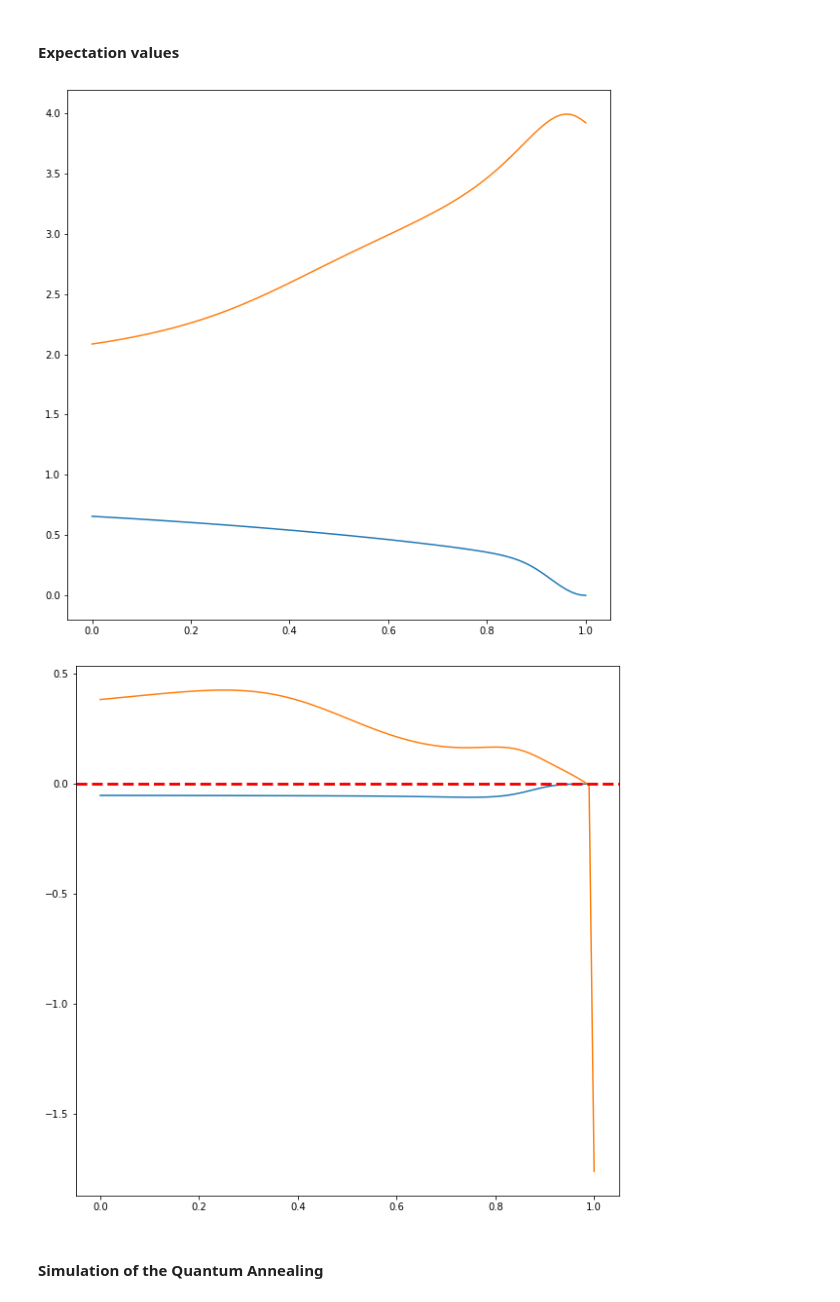
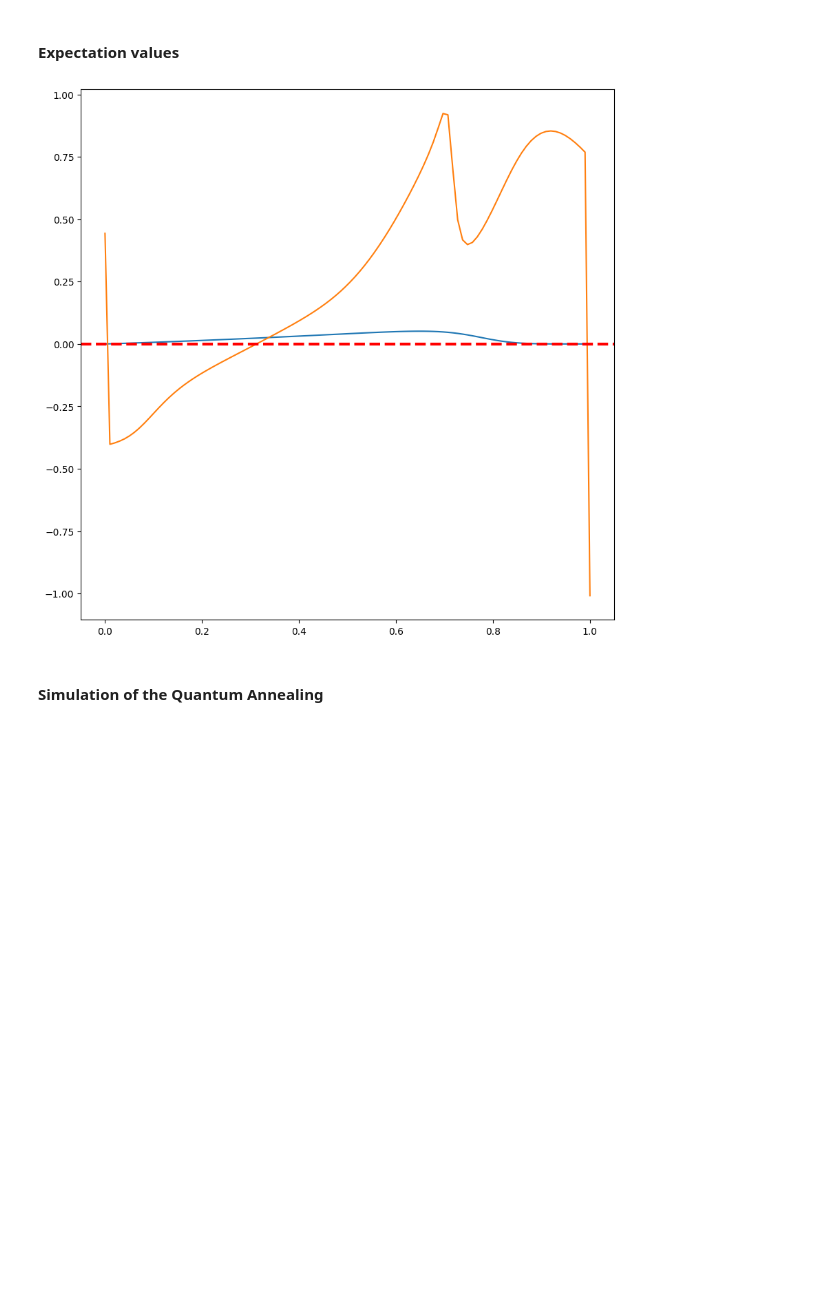
Before and after one commit to emacosta95/QuantumMachineLearningFermions, a Jupyter notebook: QuantumAnnealing.ipynb, the cells around one changed output. Cells and saved outputs as stored; diff of their text form; code cells hidden in the pictures; blank space fills up the shorter version.

```diff
--- a/QuantumAnnealing.ipynb
+++ b/QuantumAnnealing.ipynb
@@ -419,7 +528,7 @@ for i in trange(ngrid):
     values,psis=eigsh(ham,k=8,which='SA')
     for a in range(psis.shape[-1]):
         j_values[a,i]=psis[:,a].conjugate().transpose() @ Joperator.hamiltonian @ psis[:,a]
-        m_values[a, i] = psis[:, a].conjugate().transpose() @ Moperator.hamiltonian @ psis[:, a]
+        m_values[a, i] = SPS.compute_m_exp_value(psi=psis[:,a],basis=InitialHamiltonian.basis)
 
     spectrum[:,i]=values
     psi_spectrum=psis
@@ -469,7 +583,7 @@ plt.show()
 # %% [markdown]
 #### Simulation of the Quantum Annealing
 # %%
-nstep =1000
+nstep =100
 tf = 30
 time = np.linspace(0.0, tf, nstep)
 psi = psi_initial
@@ -591,0 +708,32 @@ size_b=0
+# %%
+matrix_j,_,energies=get_twobody_nuclearshell_model(file_name='data/j2.int')
+
+
+diag_j=np.zeros(energies.shape[0])
+diag_m=np.zeros(energies.shape[0])
+for i in range(energies.shape[0]):
+    n,l,j,m,t,tz=SPS.state_encoding[i]
+    diag_j[i]=j*(j+1)
+    diag_m[i]=m
+
+Joperator = FermiHubbardHamiltonian(
+    size_a=size_a,
+    size_b=size_b,
+    nparticles_a=nparticles_a,
+    nparticles_b=nparticles_b,
+)
+
+Joperator.get_twobody_interaction(twobody_dict=matrix_j)
+Joperator.get_external_potential(diag_j)
+Joperator.get_hamiltonian()
+
+
+Moperator = FermiHubbardHamiltonian(
+    size_a=size_a,
+    size_b=size_b,
+    nparticles_a=nparticles_a,
+    nparticles_b=nparticles_b,
+)
+
+Moperator.get_external_potential(diag_m)
+Moperator.get_hamiltonian()
@@ -944,7 +1103,7 @@ for i in trange(ngrid):
     values,psis=eigsh(ham,k=8,which='SA')
     for a in range(psis.shape[-1]):
         j_values[a,i]=psis[:,a].conjugate() @ Joperator.hamiltonian @ psis[:,a]
-        m_values[a, i] = psis[:, a].conjugate() @ Moperator.hamiltonian @ psis[:, a]
+        m_values[a, i] = SPS.compute_m_exp_value(psi=psis[:,a],basis=InitialHamiltonian.basis)
 
     spectrum[:,i]=values
     psi_spectrum=psis
@@ -975,22 +1134,17 @@ print(spectrum[0,-1])
 # %% [markdown]
 #### Expectation values
 # %%
-plt.figure(figsize=(10, 10))
-for i in range(2):
-    plt.plot(lambd, j_values[i])
-# plt.xlim([0.9,1])
-plt.show()
+
 
 
 plt.figure(figsize=(10, 10))
 for i in range(2):
     plt.plot(lambd, m_values[i])
 plt.axhline(y=0,color='red',linestyle='--',linewidth=3)
 # plt.xlim([0.9,1])
 plt.show()
 # %% [output]
-[figure, old version]
+[figure, new version]
-[figure, removed]
 # %% [markdown]
 #### Simulation of the Quantum Annealing
 # %%
```
Also changed, not shown: parts of 23 cells of this notebook, 14 other files.
